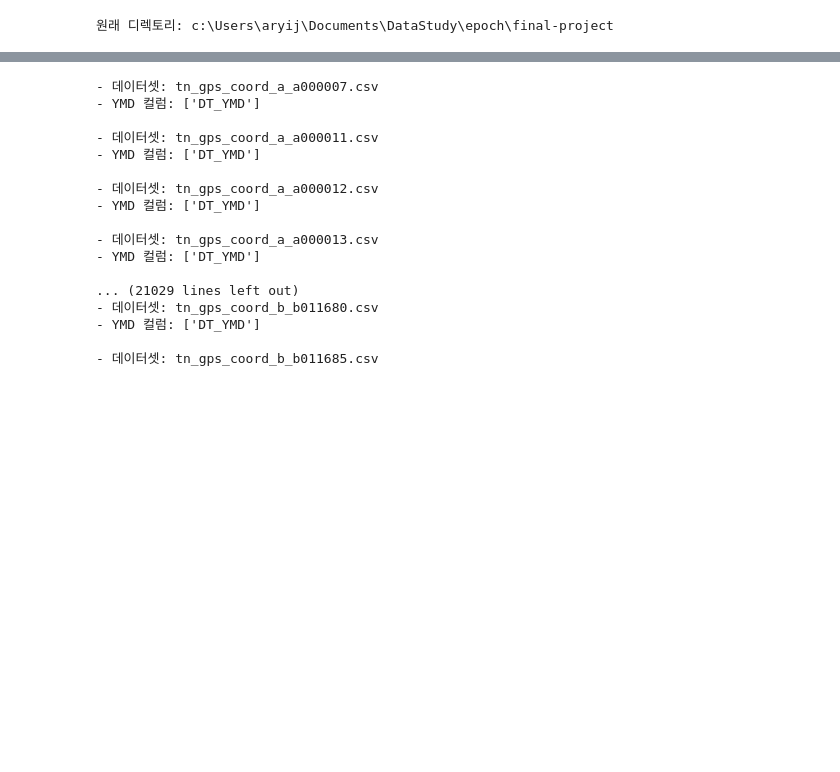
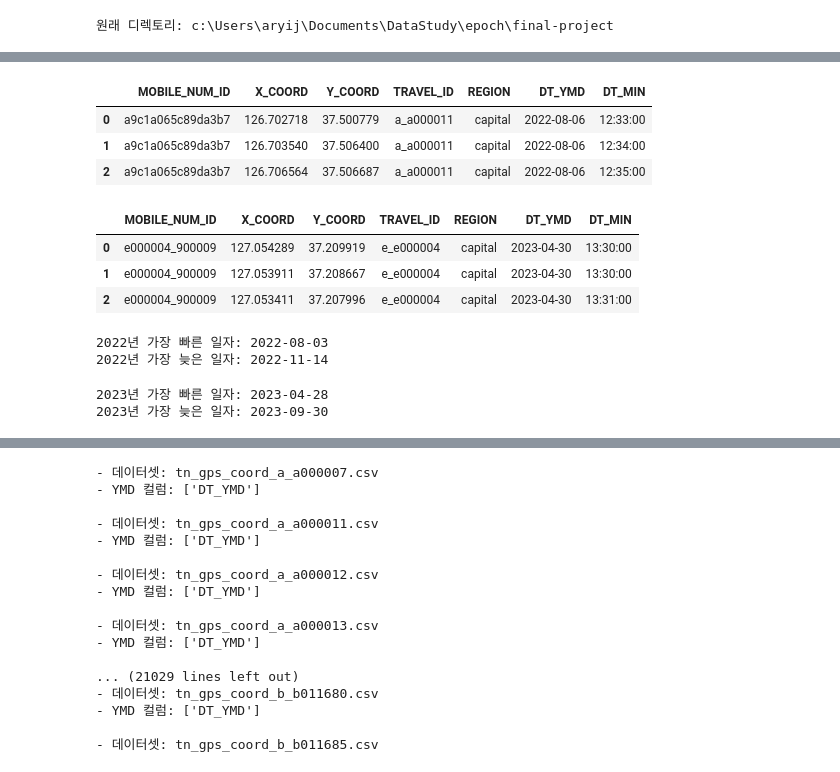
Before and after one commit to DencingParty/travel-data-engineering, a Jupyter notebook: one_week_data_for_test.ipynb, the cells around one changed output, grey strips where cells are left out. Cells and saved outputs as stored; diff of their text form; code cells hidden in the pictures; blank space fills up the shorter version.

Commit message:
feat (DP-10): gps 파일 통합 및 필터링 (ing)
- gps 파일을 모두 통합했습니다
    - `combine_datasets.ipynb`
- 필터링 파일 수정중입니다.
    - `one_week_data_for_test.ipynb`
- `parquet` 파일로 처리할 지 `json` 파일로 처리할 지 고민중입니다.

```diff
--- a/one_week_data_for_test.ipynb
+++ b/one_week_data_for_test.ipynb
@@ -29,3 +29,35 @@ poi_df.head(3)
 | 0 | POI0100000000001X | 장안평 |  | 1123010600 | NaN | 서울특별시 동대문구 장안동 566 대 | NaN | NaN | ... |
 | 1 | POI0100000000002Y | 육연평야 |  | 4136025322 | NaN | 경기도 남양주시 진접읍 내각리 445-2답 | NaN | NaN | ... |
 | 2 | POI0100000000003Z | 두평야 |  | 4157025321 | NaN | 경기도 김포시 고촌읍 향산리 401 대 | NaN | NaN | ... |
+# %%
+path_parquet_22 = os.path.join("data", "aihub", "2022", "total_combined", "gps_data_parquet", "total_gps_2022.parquet")
+path_parquet_23 = os.path.join("data", "aihub", "2023", "total_combined", "gps_data_parquet", "total_gps_2023.parquet")
+gps_22 = pd.read_parquet(path_parquet_22, engine="pyarrow")
+gps_23 = pd.read_parquet(path_parquet_23, engine="pyarrow")
+# %%
+gps_22.head(3)
+# %% [output]
+|  | MOBILE_NUM_ID | X_COORD | Y_COORD | TRAVEL_ID | REGION | DT_YMD | DT_MIN |
+| 0 | a9c1a065c89da3b7 | 126.702718 | 37.500779 | a_a000011 | capital | 2022-08-06 | 12:33:00 |
+| 1 | a9c1a065c89da3b7 | 126.703540 | 37.506400 | a_a000011 | capital | 2022-08-06 | 12:34:00 |
+| 2 | a9c1a065c89da3b7 | 126.706564 | 37.506687 | a_a000011 | capital | 2022-08-06 | 12:35:00 |
+# %%
+gps_23.head(3)
+# %% [output]
+|  | MOBILE_NUM_ID | X_COORD | Y_COORD | TRAVEL_ID | REGION | DT_YMD | DT_MIN |
+| 0 | e000004_900009 | 127.054289 | 37.209919 | e_e000004 | capital | 2023-04-30 | 13:30:00 |
+| 1 | e000004_900009 | 127.053911 | 37.208667 | e_e000004 | capital | 2023-04-30 | 13:30:00 |
+| 2 | e000004_900009 | 127.053411 | 37.207996 | e_e000004 | capital | 2023-04-30 | 13:31:00 |
+# %%
+# gps 데이터 언제부터 있는지 확인
+print(f'2022년 가장 빠른 일자: {np.min(gps_22["DT_YMD"])}')
+print(f'2022년 가장 늦은 일자: {np.max(gps_22["DT_YMD"])}')
+# %% [output]
+2022년 가장 빠른 일자: 2022-08-03
+2022년 가장 늦은 일자: 2022-11-14
+# %%
+print(f'2023년 가장 빠른 일자: {np.min(gps_23["DT_YMD"])}')
+print(f'2023년 가장 늦은 일자: {np.max(gps_23["DT_YMD"])}')
+# %% [output]
+2023년 가장 빠른 일자: 2023-04-28
+2023년 가장 늦은 일자: 2023-09-30
```
Also changed, not shown: parts of 4 cells of this notebook.
